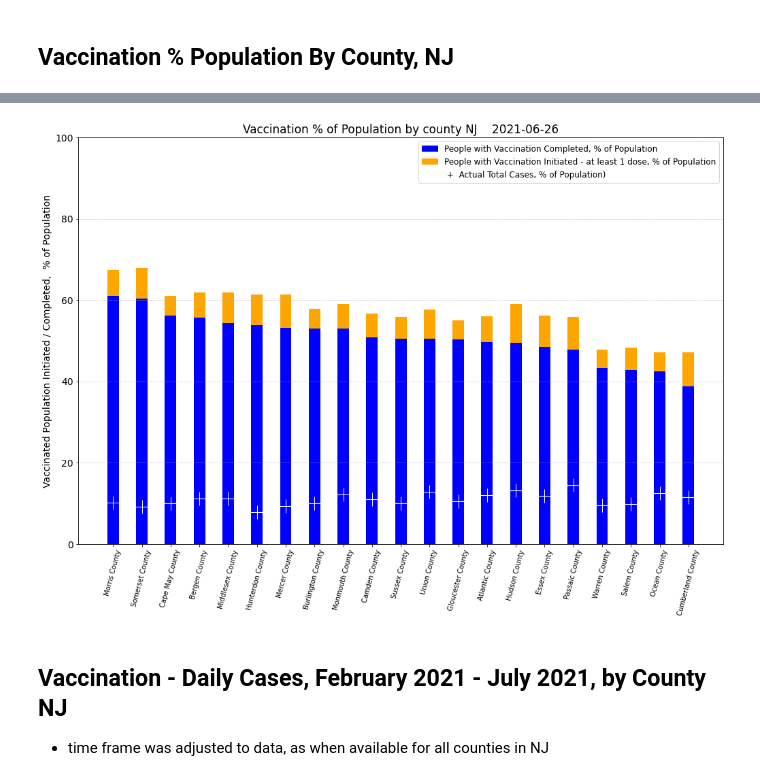
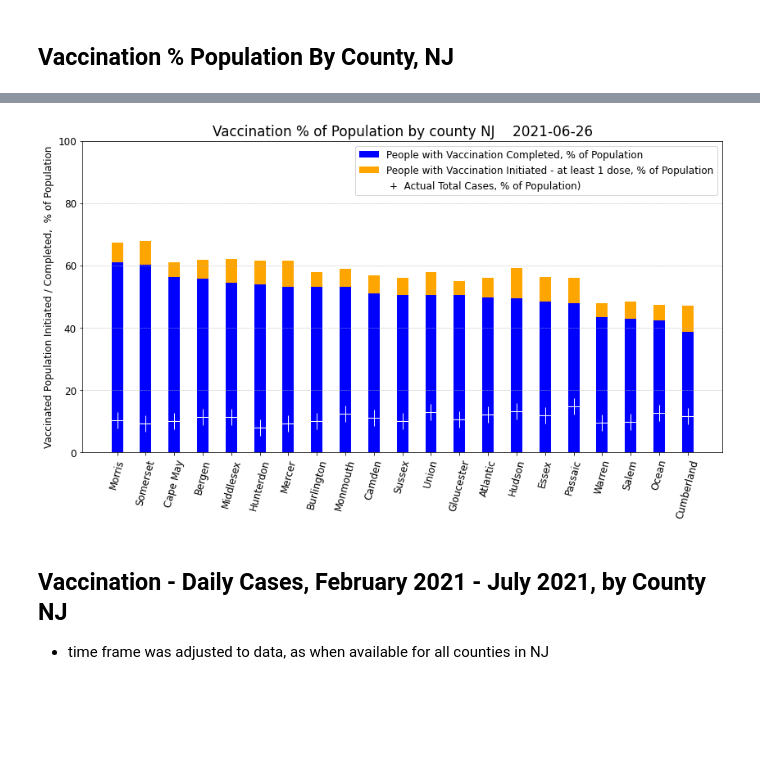
Before and after one commit to melissadiep94/covid19-project, a Jupyter notebook: Vaccination/State_NJ_Covid_time.ipynb, the cells around one changed output, grey strips where cells are left out. Cells and saved outputs as stored; diff of their text form; code cells hidden in the pictures; blank space fills up the shorter version.

Commit message:
replacing/extracting word county in columns

```diff
--- a/Vaccination/State_NJ_Covid_time.ipynb
+++ b/Vaccination/State_NJ_Covid_time.ipynb
@@ -15,12 +15,14 @@ len(d_state_covid)
 11319
 # %%
 #getting columns needed for vaccination data
+d_state_covid['county'] = d_state_covid['county'].str[:-7]
 d_state_covid_conv_df=d_state_covid[['date','county','fips','actuals.cases','actuals.deaths','actuals.newCases',
          'actuals.vaccinationsInitiated','actuals.vaccinationsCompleted',
          'actuals.vaccinesAdministered','actuals.newDeaths']]
 clean_vaccine_df =d_state_covid_conv_df.dropna(subset=['actuals.cases','actuals.deaths','actuals.newCases',
                                                     'actuals.vaccinationsInitiated','actuals.vaccinationsCompleted',
                                                     'actuals.vaccinesAdministered','actuals.newDeaths'])
+
 clean_vaccine_df.head()
 #clean_vaccine_df.dtypes
 #len(clean_vaccine_df)
@@ -118,41 +104,37 @@ percent_vaccine_round
 # %%
 import numpy as np
 import matplotlib.pyplot as plt
 import matplotlib
 header = ['People with Vaccination Completed, % of Population','People with Vaccination Initiated - at least 1 dose, % of Population',
            ' +  Actual Total Cases, % of Population)']
 dataset = [percent_vaccine["Percent completed"],percent_vaccine["Percent initiated"]]
 X_AXIS = percent_vaccine_round["county"]
 Y_AXIS = percent_vaccine_round["Percent of Cases/Total Population"]
 
-matplotlib.rc('font', serif='Arial')
-matplotlib.rc('text', usetex='false')
-matplotlib.rcParams.update({'font.size': 14})
-
 fig = matplotlib.pyplot.gcf()
-fig.set_size_inches(17.0, 11.0)
+fig.set_size_inches(14.0, 7.0)
 
 configs = dataset[0]
 N = len(configs)
 ind = np.arange(N)
 width = 0.4
 
 p1 = plt.bar(ind, dataset[0], width, color='blue')
 p2 = plt.bar(ind, np.array(dataset[1])-np.array(dataset[0]), width, bottom=dataset[0], color='orange')
 p =  plt.plot(X_AXIS,Y_AXIS, color = "white", marker = '+', ms= 20, mfc = "r", linewidth = 0.1)
 
 plt.ylim([0,100])
-plt.yticks(fontsize=14)
-plt.ylabel("Vaccinated Population Initiated / Completed,  % of Population", fontsize=14)
-plt.xticks(ind, X_AXIS, fontsize=10, rotation=75)
+plt.yticks(fontsize=12)
+plt.ylabel("Vaccinated Population Initiated / Completed,  % of Population", fontsize=12)
+plt.xticks(ind, X_AXIS, fontsize=12, rotation=75)
 plt.title("Vaccination % of Population by county NJ    "  +  (Data_date))
 plt.legend((p1[0], p2[0], p[0]), (header[0], header[1], header[2]), fontsize=12)
 plt.grid(axis = "y", linestyle = "--", linewidth = 0.5)
 plt.savefig("../Images/Vaccination_counties_NJ_Jun2021.png")
 
 plt.show()
 # %% [output]
-[figure, old version]
+[figure, new version]
 # %% [markdown]
 ## Vaccination - Daily Cases, February 2021 - July 2021, by County NJ
 * time frame was adjusted to data, as when available for all counties in NJ
```
Also changed, not shown: parts of 10 cells of this notebook, 1 other file.
